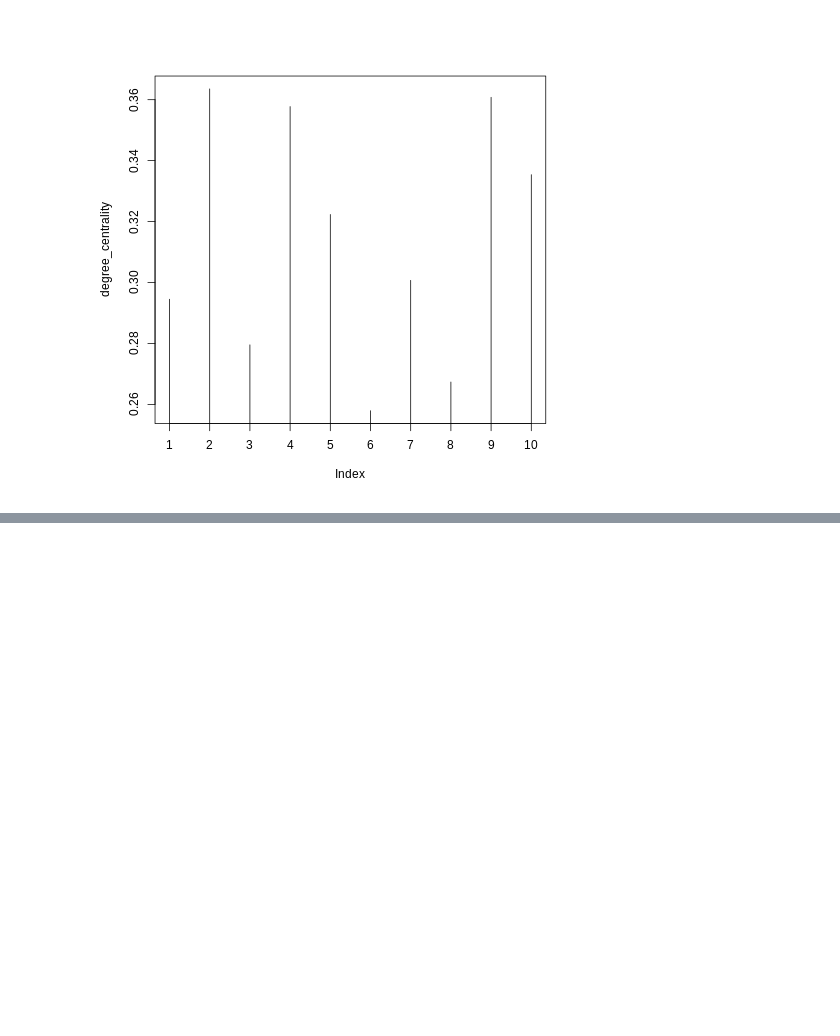
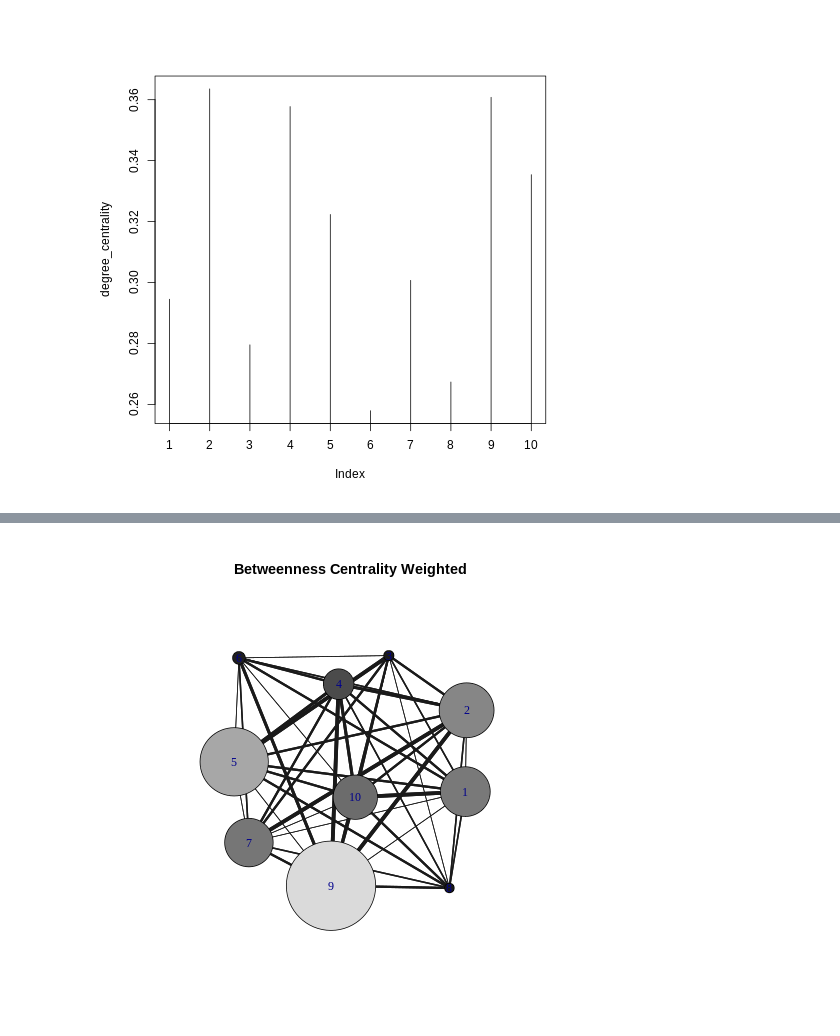
Before and after one commit to yaara-dev/sna, a Jupyter notebook: SNA.ipynb, the cells around one changed output, grey strips where cells are left out. Saved outputs shown, nothing was run; the diff lists cells and outputs as text; code cells hidden in the pictures; blank space fills up the shorter version.

```diff
--- a/SNA.ipynb
+++ b/SNA.ipynb
@@ -169,0 +199,19 @@ axis(
+# %%
+%%R
+set.seed(123)
+plot(
+  weighted_net,
+  vertex.size=betweenness*90,
+  main = 'Betweenness Centrality Weighted',
+  vertex.color=rgb(
+    betweenness,
+    betweenness,
+    betweenness
+  ),
+  edge.arrow.size=0,
+  edge.color="gray10",
+  edge.width= weighted_net_df$num,
+  layout=layout.kamada.kawai
+)
+# %% [output]
+[figure, added]
```
Also changed, not shown: parts of 7 cells of this notebook.
